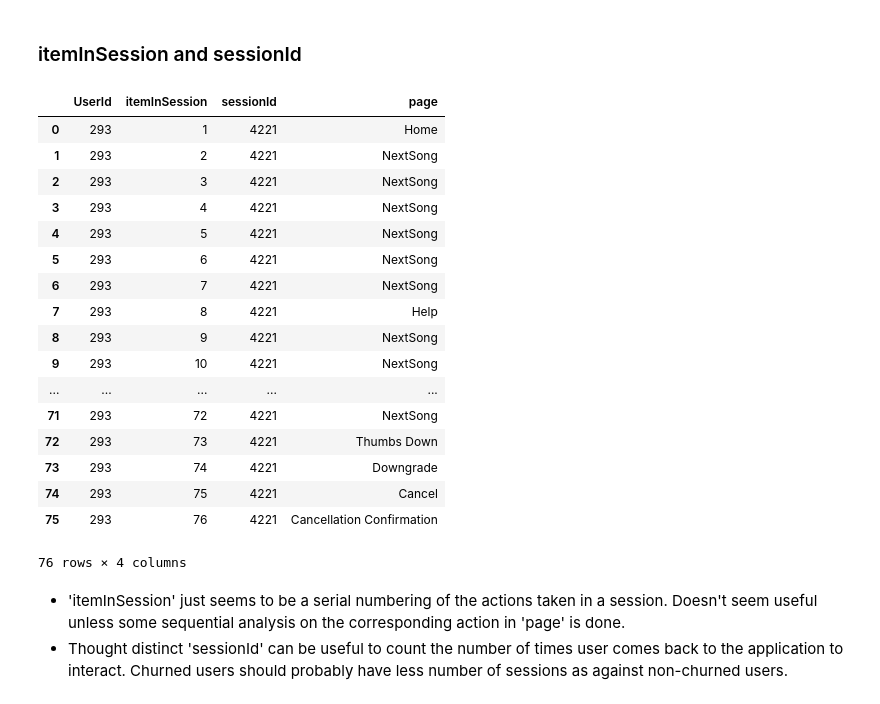
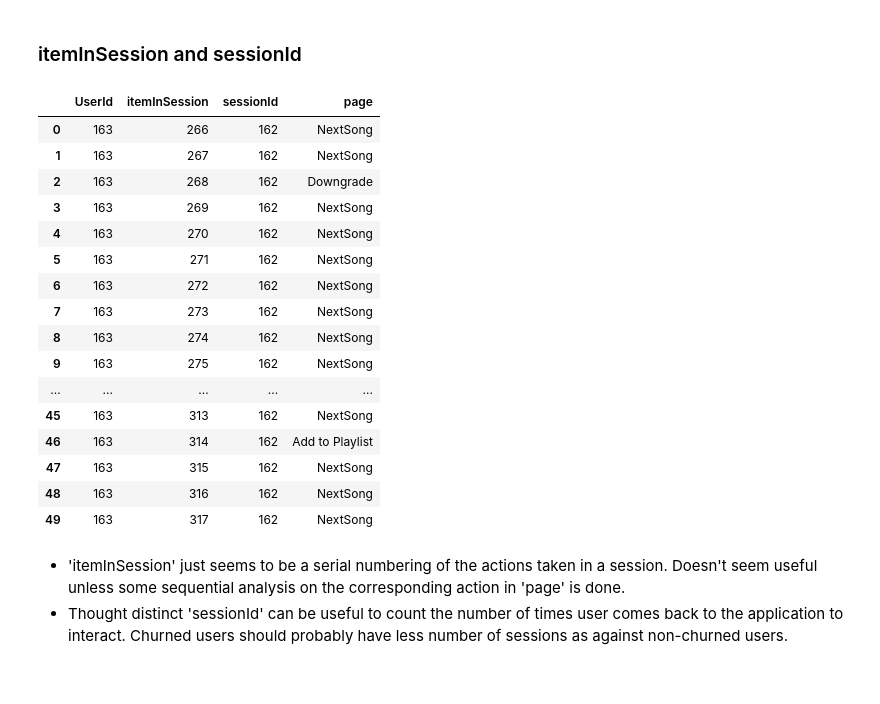
Before and after one commit to nirajpandkar/sparkify, a Jupyter notebook: Sparkify.ipynb, the cells around one changed output. Cells and saved outputs as stored; diff of their text form; code cells hidden in the pictures.

```diff
--- a/Sparkify.ipynb
+++ b/Sparkify.ipynb
@@ -217,27 +218,26 @@ df.groupBy("level").agg(countDistinct("UserId").alias("count_user")).sort(col("c
 # %%
 # Random user id
 user_id = df.sample(False, 0.5).limit(1).select('UserId').collect()[0]['UserId']
 # Results filtered on a particular user based on ascending order of timestamp
-df.filter((col("UserId") == 293) & (col("sessionId") == 4221)).select(["UserId", "itemInSession", "sessionId", "page"]).sort(col("ts")).toPandas()
+df.filter(col("UserId") == user_id).select(["UserId", "itemInSession", "sessionId", "page"]).sort(col("ts")).toPandas().head(50)
 # %% [output]
 |  | UserId | itemInSession | sessionId | page |
-| 0 | 293 | 1 | 4221 | Home |
-| 1 | 293 | 2 | 4221 | NextSong |
-| 2 | 293 | 3 | 4221 | NextSong |
-| 3 | 293 | 4 | 4221 | NextSong |
-| 4 | 293 | 5 | 4221 | NextSong |
-| 5 | 293 | 6 | 4221 | NextSong |
-| 6 | 293 | 7 | 4221 | NextSong |
-| 7 | 293 | 8 | 4221 | Help |
-| 8 | 293 | 9 | 4221 | NextSong |
-| 9 | 293 | 10 | 4221 | NextSong |
+| 0 | 163 | 266 | 162 | NextSong |
+| 1 | 163 | 267 | 162 | NextSong |
+| 2 | 163 | 268 | 162 | Downgrade |
+| 3 | 163 | 269 | 162 | NextSong |
+| 4 | 163 | 270 | 162 | NextSong |
+| 5 | 163 | 271 | 162 | NextSong |
+| 6 | 163 | 272 | 162 | NextSong |
+| 7 | 163 | 273 | 162 | NextSong |
+| 8 | 163 | 274 | 162 | NextSong |
+| 9 | 163 | 275 | 162 | NextSong |
 | ... | ... | ... | ... | ... |
-| 71 | 293 | 72 | 4221 | NextSong |
-| 72 | 293 | 73 | 4221 | Thumbs Down |
-| 73 | 293 | 74 | 4221 | Downgrade |
-| 74 | 293 | 75 | 4221 | Cancel |
-| 75 | 293 | 76 | 4221 | Cancellation Confirmation |
+| 45 | 163 | 313 | 162 | NextSong |
+| 46 | 163 | 314 | 162 | Add to Playlist |
+| 47 | 163 | 315 | 162 | NextSong |
+| 48 | 163 | 316 | 162 | NextSong |
+| 49 | 163 | 317 | 162 | NextSong |
-76 rows × 4 columns
 # %% [markdown]
 * 'itemInSession' just seems to be a serial numbering of the actions taken in a session. Doesn't seem useful unless some sequential analysis on the corresponding action in 'page' is done.
 * Thought distinct 'sessionId' can be useful to count the number of times user comes back to the application to interact. Churned users should probably have less number of sessions as against non-churned users.
```
Also changed, not shown: parts of 54 cells of this notebook.
